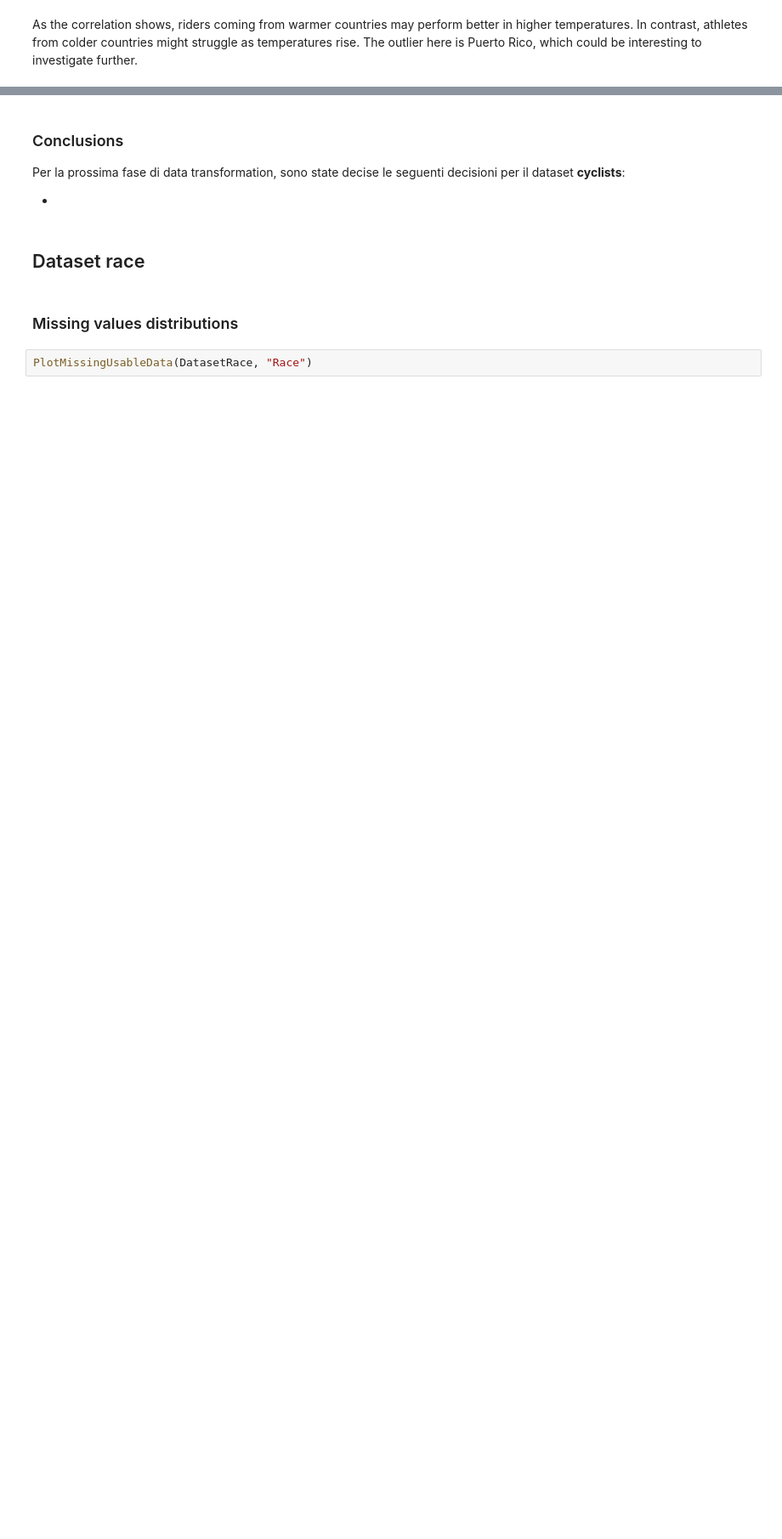
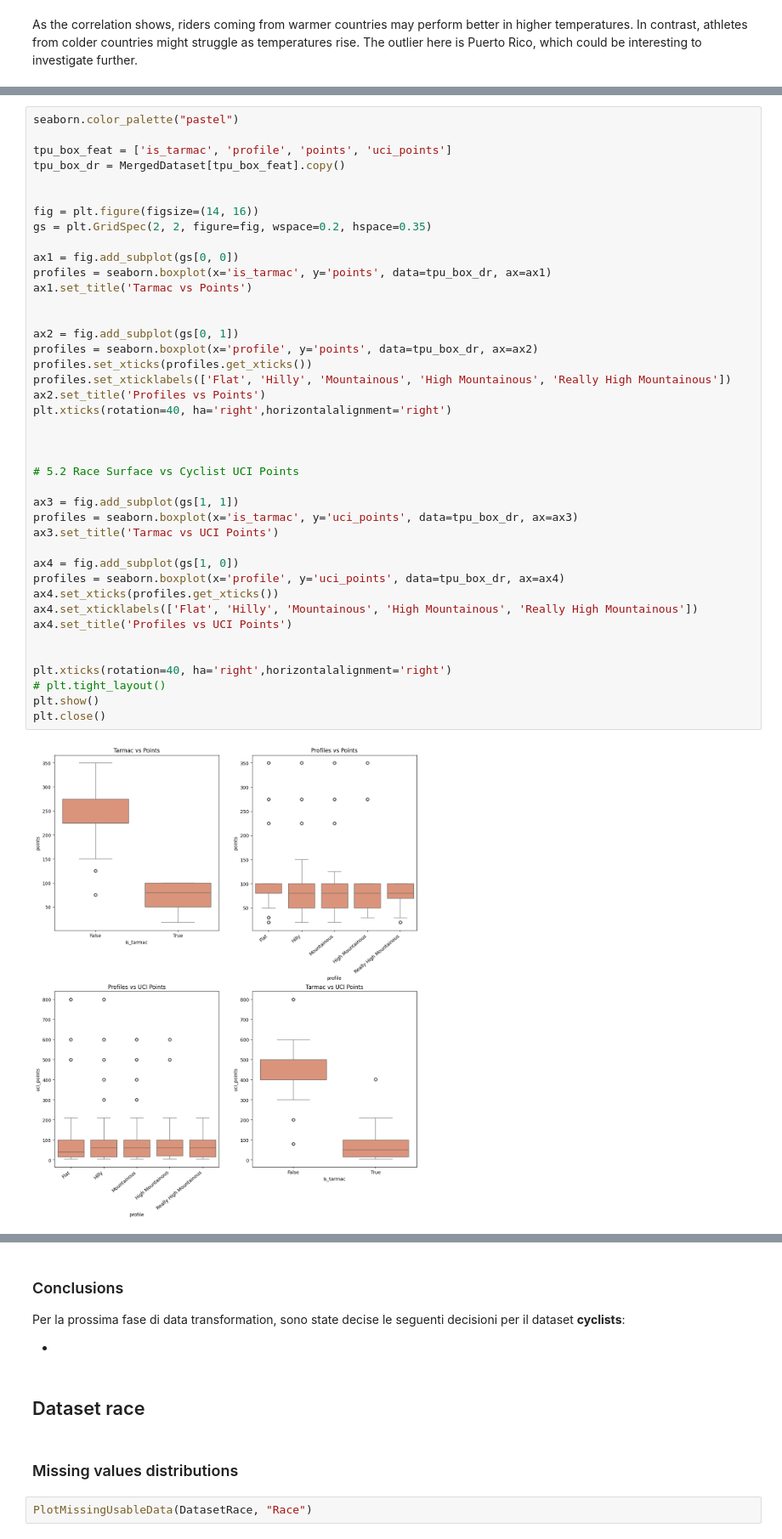
Before and after one commit to lesi-nedo/dm_project24_group_11, a Jupyter notebook: Main.ipynb, the cells around one changed output, grey strips where cells are left out. Shown at 85% size. Cells and saved outputs as stored; diff of their text form; blank space fills up the shorter version.

```diff
--- a/Main.ipynb
+++ b/Main.ipynb
@@ -393,0 +722,43 @@ As the correlation shows, riders coming from warmer countries may perform better
+# %%
+seaborn.color_palette("pastel")
+
+tpu_box_feat = ['is_tarmac', 'profile', 'points', 'uci_points']
+tpu_box_dr = MergedDataset[tpu_box_feat].copy()
+
+
+fig = plt.figure(figsize=(14, 16))
+gs = plt.GridSpec(2, 2, figure=fig, wspace=0.2, hspace=0.35)
+
+ax1 = fig.add_subplot(gs[0, 0])
+profiles = seaborn.boxplot(x='is_tarmac', y='points', data=tpu_box_dr, ax=ax1)
+ax1.set_title('Tarmac vs Points')
+
+
+ax2 = fig.add_subplot(gs[0, 1])
+profiles = seaborn.boxplot(x='profile', y='points', data=tpu_box_dr, ax=ax2)
+profiles.set_xticks(profiles.get_xticks())
+profiles.set_xticklabels(['Flat', 'Hilly', 'Mountainous', 'High Mountainous', 'Really High Mountainous'])
+ax2.set_title('Profiles vs Points')
+plt.xticks(rotation=40, ha='right',horizontalalignment='right')
+
+
+
+# 5.2 Race Surface vs Cyclist UCI Points
+
+ax3 = fig.add_subplot(gs[1, 1])
+profiles = seaborn.boxplot(x='is_tarmac', y='uci_points', data=tpu_box_dr, ax=ax3)
+ax3.set_title('Tarmac vs UCI Points')
+
+ax4 = fig.add_subplot(gs[1, 0])
+profiles = seaborn.boxplot(x='profile', y='uci_points', data=tpu_box_dr, ax=ax4)
+ax4.set_xticks(profiles.get_xticks())
+ax4.set_xticklabels(['Flat', 'Hilly', 'Mountainous', 'High Mountainous', 'Really High Mountainous'])
+ax4.set_title('Profiles vs UCI Points')
+
+
+plt.xticks(rotation=40, ha='right',horizontalalignment='right')
+# plt.tight_layout()
+plt.show()
+plt.close()
+# %% [output]
+[figure, added]
```
Also changed, not shown: parts of 17 cells of this notebook.
